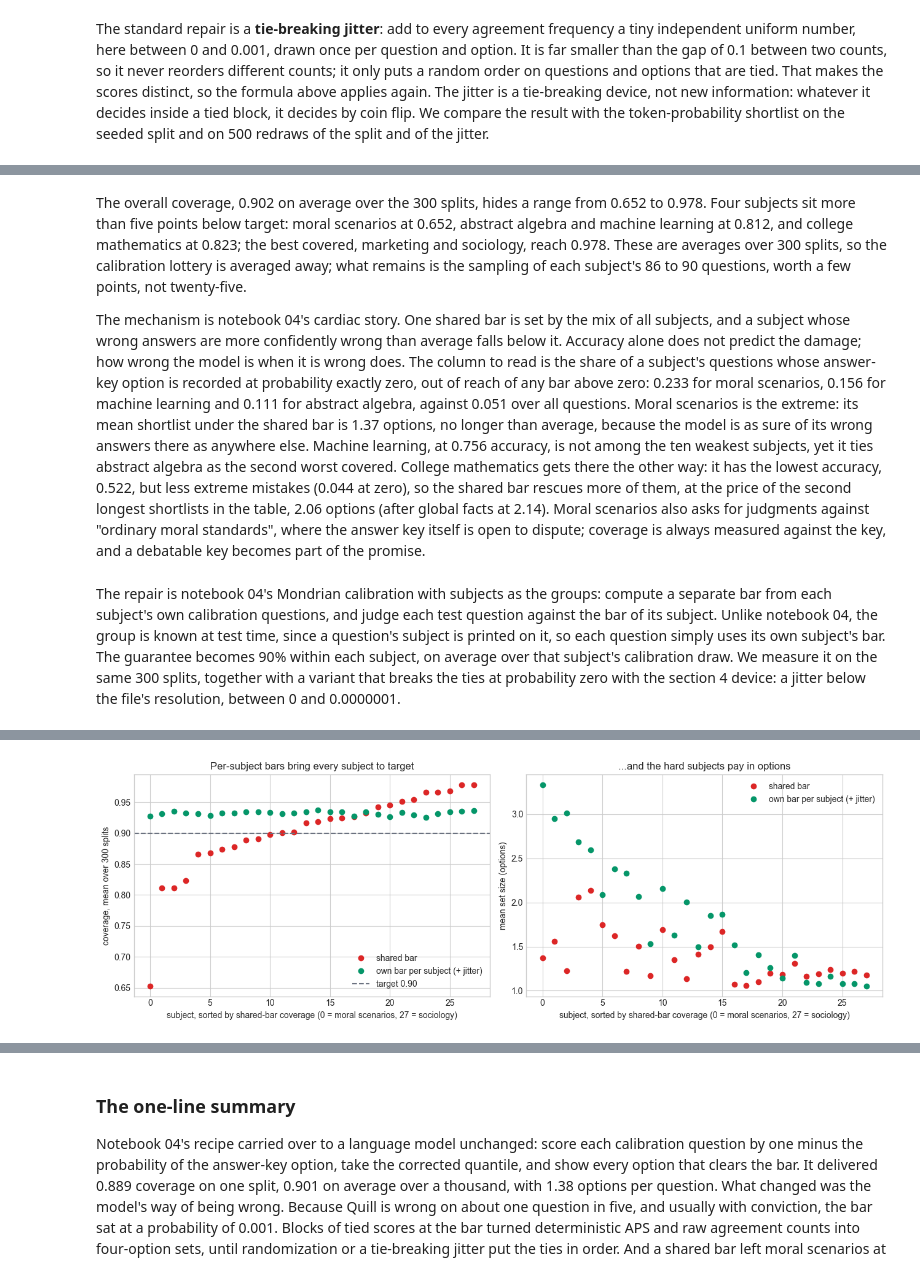
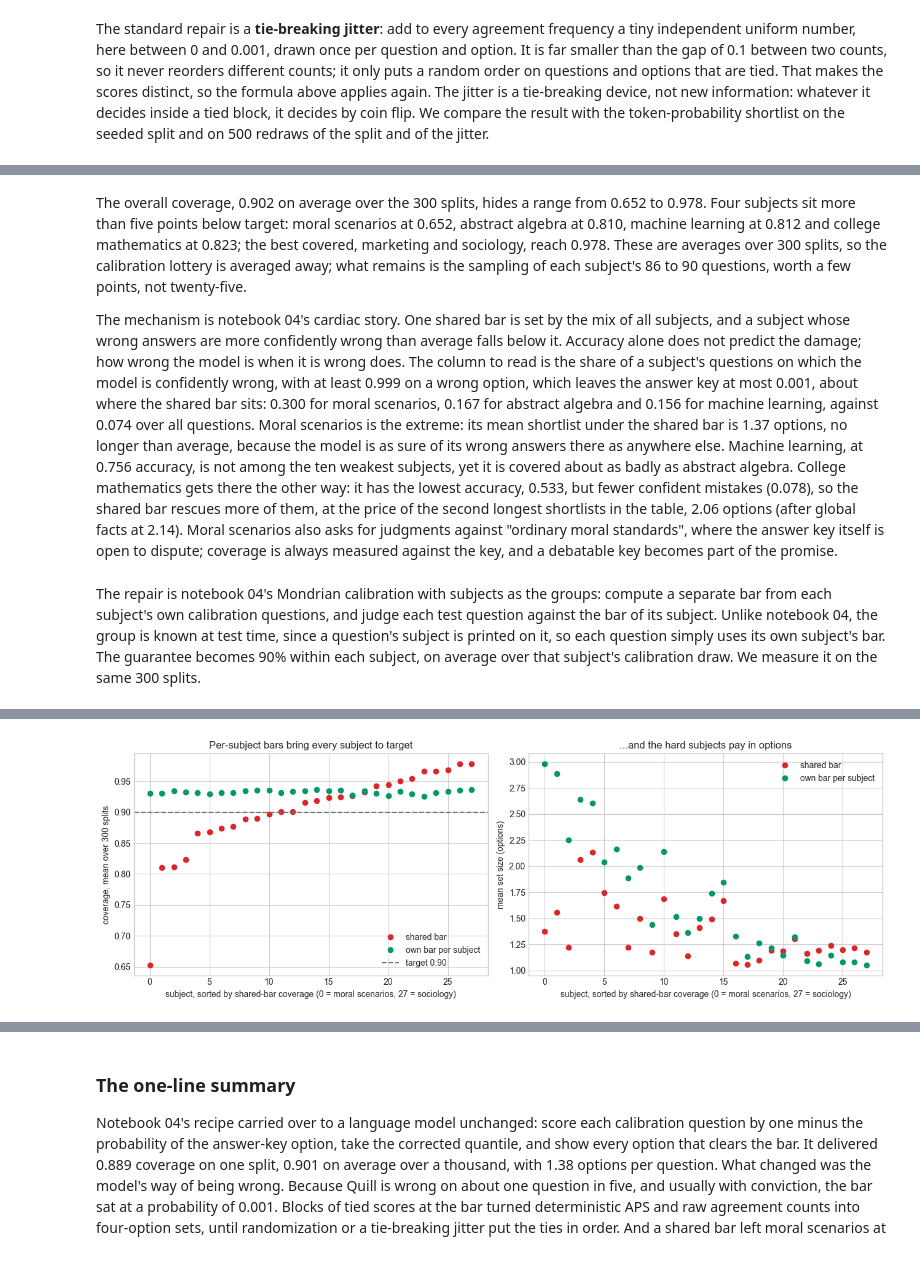
Before and after one commit to josephazar/conformal-prediction-intro, a Jupyter notebook: notebooks/17_multiple_choice_answer_sets.ipynb, the cells around one changed output, grey strips where cells are left out. Cells and saved outputs as stored; diff of their text form; code cells hidden in the pictures.

```diff
--- a/notebooks/17_multiple_choice_answer_sets.ipynb
+++ b/notebooks/17_multiple_choice_answer_sets.ipynb
@@ -480,6 +528,17 @@ print(f"LAC:            q_hat = {q_hat:.6f}, coverage {cov_lac:.3f}, mean set si
 print(f"test questions whose shortlist changes under a second random draw: {changed:.1%}")
 print(f"test questions in the same shortlist under LAC and randomized APS: "
       f"{np.mean((sets_lac == sets_raps).all(axis=1)):.1%}")
+_, sets_raps_plain, _ = aps_sets(probs[cal], truth[cal], probs[test], rng=np.random.default_rng(RANDOM_SEED),
+                                 exact=False)
+print(f"same random draws with notebook 04's plain running sum: shortlist unchanged on "
+      f"{np.sum((sets_raps_plain == sets_raps).all(axis=1)):,} of {len(test):,} test questions")
+# The same check at 99.5%, where the answer keys recorded at 0 score exactly 1 whatever the draw
+q_995, sets_995, _ = aps_sets(probs[cal], truth[cal], probs[test], alpha=0.005, rng=np.random.default_rng(RANDOM_SEED))
+_, sets_995_plain, _ = aps_sets(probs[cal], truth[cal], probs[test], alpha=0.005,
+                                rng=np.random.default_rng(RANDOM_SEED), exact=False)
+print(f"at alpha = 0.005: randomized q_hat = {q_995!r}; the plain running sum changes "
+      f"{np.sum((sets_995_plain != sets_995).any(axis=1))} shortlists "
+      f"(mean size {sets_995_plain.sum(axis=1).mean():.2f} against {sets_995.sum(axis=1).mean():.2f})")
 # %% [output]
 randomized APS: q_hat = 0.999455, coverage 0.888, mean set size 1.37, sizes {0: 1, 1: 954, 2: 173, 3: 92, 4: 37}
 LAC:            q_hat = 0.998975, coverage 0.889, mean set size 1.38
@@ -621,8 +682,9 @@ for p in subject_splits:
 by_subject = pd.DataFrame({
     "subject": SUBJECTS,
     "top-option accuracy": [top_correct[sid == k].mean() for k in range(len(SUBJECTS))],
-    # share of the subject's questions whose answer-key option is recorded as probability 0
-    "answer key at p = 0": [np.mean(probs[sid == k, truth[sid == k]] == 0) for k in range(len(SUBJECTS))],
+    # share of the subject's questions answered wrongly with probability >= 0.999 on the wrong
+    # option (notebook 16's "confidently wrong"): the answer key then gets at most 0.001
+    "confidently wrong": [np.mean(~top_correct[sid == k] & (p_top[sid == k] >= 0.999)) for k in range(len(SUBJECTS))],
     "coverage (shared bar)": np.mean(shared_cov, axis=0),
     "size (shared bar)": np.mean(shared_size, axis=0),
 }).sort_values("coverage (shared bar)").reset_index(drop=True)
@@ -645,7 +707,8 @@ plt.tight_layout()
 plt.show()
 
 print(f"overall coverage, mean over the 300 splits: {np.mean(shared_overall):.3f}")
-print(f"share of all questions whose answer-key option is recorded at p = 0: {np.mean(probs[np.arange(len(truth)), truth] == 0):.3f}")
+print(f"share of all questions answered confidently wrong (>= 0.999 on a wrong option): "
+      f"{np.mean(~top_correct & (p_top >= 0.999)):.3f}")
 print("best covered: " + ", ".join(f"{s} {v:.3f}" for s, v in
                                   zip(by_subject["subject"].tail(3), by_subject["coverage (shared bar)"].tail(3))))
 by_subject.round(3).head(8)
@@ -666,9 +729,9 @@ best covered: world_religions 0.968, marketing 0.978, sociology 0.978
 # %% [markdown]
-The overall coverage, 0.902 on average over the 300 splits, hides a range from 0.652 to 0.978. Four subjects sit more than five points below target: moral scenarios at 0.652, abstract algebra and machine learning at 0.812, and college mathematics at 0.823; the best covered, marketing and sociology, reach 0.978. These are averages over 300 splits, so the calibration lottery is averaged away; what remains is the sampling of each subject's 86 to 90 questions, worth a few points, not twenty-five.
+The overall coverage, 0.902 on average over the 300 splits, hides a range from 0.652 to 0.978. Four subjects sit more than five points below target: moral scenarios at 0.652, abstract algebra at 0.810, machine learning at 0.812 and college mathematics at 0.823; the best covered, marketing and sociology, reach 0.978. These are averages over 300 splits, so the calibration lottery is averaged away; what remains is the sampling of each subject's 86 to 90 questions, worth a few points, not twenty-five.
 
-The mechanism is notebook 04's cardiac story. One shared bar is set by the mix of all subjects, and a subject whose wrong answers are more confidently wrong than average falls below it. Accuracy alone does not predict the damage; how wrong the model is when it is wrong does. The column to read is the share of a subject's questions whose answer-key option is recorded at probability exactly zero, out of reach of any bar above zero: 0.233 for moral scenarios, 0.156 for machine learning and 0.111 for abstract algebra, against 0.051 over all questions. Moral scenarios is the extreme: its mean shortlist under the shared bar is 1.37 options, no longer than average, because the model is as sure of its wrong answers there as anywhere else. Machine learning, at 0.756 accuracy, is not among the ten weakest subjects, yet it ties abstract algebra as the second worst covered. College mathematics gets there the other way: it has the lowest accuracy, 0.522, but less extreme mistakes (0.044 at zero), so the shared bar rescues more of them, at the price of the second longest shortlists in the table, 2.06 options (after global facts at 2.14). Moral scenarios also asks for judgments against "ordinary moral standards", where the answer key itself is open to dispute; coverage is always measured against the key, and a debatable key becomes part of the promise.
+The mechanism is notebook 04's cardiac story. One shared bar is set by the mix of all subjects, and a subject whose wrong answers are more confidently wrong than average falls below it. Accuracy alone does not predict the damage; how wrong the model is when it is wrong does. The column to read is the share of a subject's questions on which the model is confidently wrong, with at least 0.999 on a wrong option, which leaves the answer key at most 0.001, about where the shared bar sits: 0.300 for moral scenarios, 0.167 for abstract algebra and 0.156 for machine learning, against 0.074 over all questions. Moral scenarios is the extreme: its mean shortlist under the shared bar is 1.37 options, no longer than average, because the model is as sure of its wrong answers there as anywhere else. Machine learning, at 0.756 accuracy, is not among the ten weakest subjects, yet it is covered about as badly as abstract algebra. College mathematics gets there the other way: it has the lowest accuracy, 0.533, but fewer confident mistakes (0.078), so the shared bar rescues more of them, at the price of the second longest shortlists in the table, 2.06 options (after global facts at 2.14). Moral scenarios also asks for judgments against "ordinary moral standards", where the answer key itself is open to dispute; coverage is always measured against the key, and a debatable key becomes part of the promise.
 # %% [markdown]
-The repair is notebook 04's Mondrian calibration with subjects as the groups: compute a separate bar from each subject's own calibration questions, and judge each test question against the bar of its subject. Unlike notebook 04, the group is known at test time, since a question's subject is printed on it, so each question simply uses its own subject's bar. The guarantee becomes 90% within each subject, on average over that subject's calibration draw. We measure it on the same 300 splits, together with a variant that breaks the ties at probability zero with the section 4 device: a jitter below the file's resolution, between 0 and 0.0000001.
+The repair is notebook 04's Mondrian calibration with subjects as the groups: compute a separate bar from each subject's own calibration questions, and judge each test question against the bar of its subject. Unlike notebook 04, the group is known at test time, since a question's subject is printed on it, so each question simply uses its own subject's bar. The guarantee becomes 90% within each subject, on average over that subject's calibration draw. We measure it on the same 300 splits.
 # %%
 def mondrian_lac_sets(c, t, p_matrix):
     """LAC with one q_hat (so one bar, 1 - q_hat) per subject, from its own calibration questions."""
@@ -679,53 +742,63 @@ def mondrian_lac_sets(c, t, p_matrix):
     return q_hats, (1.0 - p_matrix[t]) <= q_hats[sid[t]][:, None]
 
 
+key_zero = probs[np.arange(len(truth)), truth] == 0           # key not among the 20 tokens returned
+zero_subjects = pd.Series(subject[key_zero]).value_counts()
+print(f"answer keys recorded at probability 0: {key_zero.sum()} in the whole file, "
+      f"most of them in {zero_subjects.index[0]} ({zero_subjects.iloc[0]})")
 q_hats_seeded, _ = mondrian_lac_sets(cal, test, probs)
-print(f"seeded split: {np.sum(q_hats_seeded == 1.0)} of {len(SUBJECTS)} subjects get q_hat = 1.0 (all four options):")
-print("   " + ", ".join(SUBJECTS[q_hats_seeded == 1.0]))
+print(f"seeded split: {np.sum(q_hats_seeded == 1.0)} of {len(SUBJECTS)} subjects get q_hat = 1.0 (all four options): "
+      + ", ".join(SUBJECTS[q_hats_seeded == 1.0]))
 
-mondrian_rng = np.random.default_rng(RANDOM_SEED + 4)
-own_cov, own_size, jit_cov, jit_size, overall = [], [], [], [], []
+own_cov, own_size, overall, n_q_hat_one = [], [], [], 0
 for p in subject_splits:
     c, t = p[: len(truth) // 2], p[len(truth) // 2 :]
-    _, sets_own = mondrian_lac_sets(c, t, probs)
-    probs_jit = probs + mondrian_rng.uniform(0.0, 1e-7, size=probs.shape)
-    _, sets_own_jit = mondrian_lac_sets(c, t, probs_jit)
-    for sets, cov_list, size_list in [(sets_own, own_cov, own_size), (sets_own_jit, jit_cov, jit_size)]:
-        cov_k, size_k = per_subject(sets, t)
-        cov_list.append(cov_k)
-        size_list.append(size_k)
+    q_hats, sets_own = mondrian_lac_sets(c, t, probs)
+    n_q_hat_one += int(np.sum(q_hats == 1.0))
+    cov_k, size_k = per_subject(sets_own, t)
+    own_cov.append(cov_k)
+    own_size.append(size_k)
     overall.append((*coverage_and_size(lac_sets(probs[c], truth[c], probs[t])[1], truth[t]),
-                    *coverage_and_size(sets_own, truth[t]), *coverage_and_size(sets_own_jit, truth[t])))
+                    *coverage_and_size(sets_own, truth[t])))
 overall = np.mean(overall, axis=0)
-print(f"shared bar:                 coverage {overall[0]:.3f}, mean set size {overall[1]:.2f}")
-print(f"one bar per subject:        coverage {overall[2]:.3f}, mean set size {overall[3]:.2f}")
-print(f"one bar per subject + jitter: coverage {overall[4]:.3f}, mean set size {overall[5]:.2f}")
+print(f"subjects with q_hat = 1.0, over all 300 splits: {n_q_hat_one} of {300 * len(SUBJECTS):,} subject-splits")
+print(f"shared bar:          coverage {overall[0]:.3f}, mean set size {overall[1]:.2f}")
+print(f"one bar per subject: coverage {overall[2]:.3f}, mean set size {overall[3]:.2f}")
 
 order = [list(SUBJECTS).index(s) for s in by_subject["subject"]]       # same order as the table above
 own = pd.DataFrame({
     "subject": by_subject["subject"],
     "cov shared": by_subject["coverage (shared bar)"],
     "cov own": np.mean(own_cov, axis=0)[order],
-    "cov own+jit": np.mean(jit_cov, axis=0)[order],
-    "own+jit 5th pct": np.quantile(jit_cov, 0.05, axis=0)[order],
+    "own 5th pct": np.quantile(own_cov, 0.05, axis=0)[order],
     "size shared": by_subject["size (shared bar)"],
     "size own": np.mean(own_size, axis=0)[order],
-    "size own+jit": np.mean(jit_size, axis=0)[order],
 })
-for col in ["cov own", "cov own+jit", "own+jit 5th pct"]:
+for col in ["cov own", "own 5th pct"]:
     print(f"{col:16s} per subject, from {own[col].min():.3f} to {own[col].max():.3f}")
+# A subject's calibration count changes from split to split, and the bar's rank with it.
+cal_counts = np.array([np.bincount(sid[p[: len(truth) // 2]], minlength=len(SUBJECTS)) for p in subject_splits])
+print(f"calibration questions per subject over the 300 splits: {cal_counts.min()} to {cal_counts.max()} "
+      f"(5th to 95th percentile {np.percentile(cal_counts, 5):.0f} to {np.percentile(cal_counts, 95):.0f})")
+# The calibration lottery alone (notebook 03): with distinct scores, the coverage given one
+# calibration draw is Beta(r, n + 1 - r) for the rank-r bar, here at a subject's typical n = 45.
+n_k = 45
+r_k = math.ceil(math.ceil((n_k + 1) * (1 - ALPHA)) / n_k * (n_k - 1)) + 1
+lo_k, hi_k = beta.ppf([0.05, 0.95], r_k, n_k + 1 - r_k)
+print(f"calibration lottery alone at n = {n_k}: rank {r_k}, Beta({r_k}, {n_k + 1 - r_k}), mean {r_k / (n_k + 1):.3f}, "
+      f"5th to 95th percentile {lo_k:.3f} to {hi_k:.3f}")
 
 fig, axes = plt.subplots(1, 2, figsize=(13, 4.5))
 x = np.arange(len(own))
 axes[0].plot(x, own["cov shared"], "o", color=RED, label="shared bar")
-axes[0].plot(x, own["cov own+jit"], "o", color=GREEN, label="own bar per subject (+ jitter)")
+axes[0].plot(x, own["cov own"], "o", color=GREEN, label="own bar per subject")
 axes[0].axhline(1 - ALPHA, color=GRAY, ls="--", label="target 0.90")
 axes[0].set_xlabel("subject, sorted by shared-bar coverage (0 = moral scenarios, 27 = sociology)")
 axes[0].set_ylabel("coverage, mean over 300 splits")
 axes[0].set_title("Per-subject bars bring every subject to target")
 axes[0].legend(loc="lower right")
 axes[1].plot(x, own["size shared"], "o", color=RED, label="shared bar")
-axes[1].plot(x, own["size own+jit"], "o", color=GREEN, label="own bar per subject (+ jitter)")
+axes[1].plot(x, own["size own"], "o", color=GREEN, label="own bar per subject")
 axes[1].set_xlabel("subject, sorted by shared-bar coverage (0 = moral scenarios, 27 = sociology)")
 axes[1].set_ylabel("mean set size (options)")
 axes[1].set_title("...and the hard subjects pay in options")
@@ -746 +820 @@ own+jit 5th pct  per subject, from 0.818 to 0.860
-[figure, old version]
+[figure, new version]
```
Also changed, not shown: parts of 24 cells of this notebook, 3 other files.
